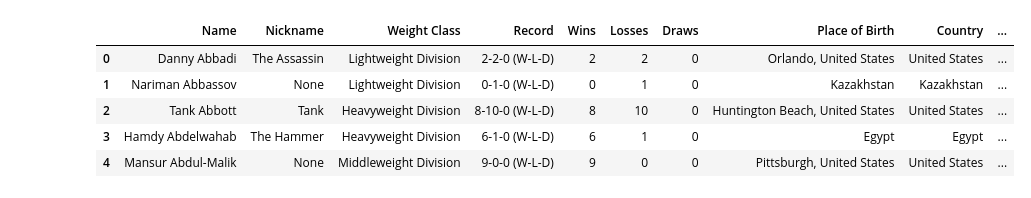
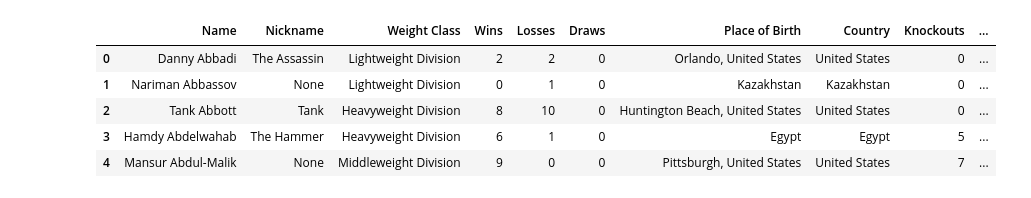
Before and after one commit to etb24/UFC-data-scraper, a Jupyter notebook: fighter_cleaner.ipynb, the cells around one changed output. Saved outputs shown, nothing was run; the diff lists cells and outputs as text; code cells hidden in the pictures.

```diff
--- a/fighter_cleaner.ipynb
+++ b/fighter_cleaner.ipynb
@@ -16,7 +9,6 @@ pandas.core.frame.DataFrame
 # %%
 #fill missing Record values
 df.columns = df.columns.str.strip()
-df['Record'] = df['Record'].fillna('0-0-0')
 df['Place of Birth'] = df['Place of Birth'].fillna('Unknown')
 df['Country'] = df['Country'].fillna('Unknown')
 df['Nickname'] = df['Nickname'].fillna('None')
@@ -47,5 +39,6 @@ df.insert(record_index + 1, 'Wins', record_split[0].fillna(0).astype(int))
 df.insert(record_index + 2, 'Losses', record_split[1].fillna(0).astype(int))
 df.insert(record_index + 3, 'Draws', record_split[2].fillna(0).astype(int))
 # %%
+df = df.drop('Record', axis=1)
 df.head(10)
 # %% [output]
@@ -63,7 +56,3 @@ df.head(10)
-# %%
-df['Record'] = df['Record'].str.strip().str.split(' ').str[0]
-df.rename(columns={'Record': 'Record (W-L-D)'}, inplace=True)
-df.head()
 # %%
 df['Nickname'] = df['Nickname'].str.replace('"', '').str.strip()
 # %%
@@ -136,14 +125,15 @@ def time_to_decimal_minutes(t):
 # %%
 col_index = df.columns.get_loc('Avg Fight Time')
 df.insert(col_index + 1, 'Avg Fight Time (Minutes)', df['Avg Fight Time'].apply(time_to_decimal_minutes))
+df = df.drop('Avg Fight Time', axis=1)
 df.head()
 # %% [output]
-|  | Name | Nickname | Weight Class | Record | Wins | Losses | Draws | Place of Birth | Country | ... |
-| 0 | Danny Abbadi | The Assassin | Lightweight Division | 2-2-0 (W-L-D) | 2 | 2 | 0 | Orlando, United States | United States | ... |
-| 1 | Nariman Abbassov | None | Lightweight Division | 0-1-0 (W-L-D) | 0 | 1 | 0 | Kazakhstan | Kazakhstan | ... |
-| 2 | Tank Abbott | Tank | Heavyweight Division | 8-10-0 (W-L-D) | 8 | 10 | 0 | Huntington Beach, United States | United States | ... |
-| 3 | Hamdy Abdelwahab | The Hammer | Heavyweight Division | 6-1-0 (W-L-D) | 6 | 1 | 0 | Egypt | Egypt | ... |
-| 4 | Mansur Abdul-Malik | None | Middleweight Division | 9-0-0 (W-L-D) | 9 | 0 | 0 | Pittsburgh, United States | United States | ... |
+|  | Name | Nickname | Weight Class | Wins | Losses | Draws | Place of Birth | Country | Knockouts | ... |
+| 0 | Danny Abbadi | The Assassin | Lightweight Division | 2 | 2 | 0 | Orlando, United States | United States | 0 | ... |
+| 1 | Nariman Abbassov | None | Lightweight Division | 0 | 1 | 0 | Kazakhstan | Kazakhstan | 0 | ... |
+| 2 | Tank Abbott | Tank | Heavyweight Division | 8 | 10 | 0 | Huntington Beach, United States | United States | 0 | ... |
+| 3 | Hamdy Abdelwahab | The Hammer | Heavyweight Division | 6 | 1 | 0 | Egypt | Egypt | 5 | ... |
+| 4 | Mansur Abdul-Malik | None | Middleweight Division | 9 | 0 | 0 | Pittsburgh, United States | United States | 7 | ... |
 # %%
 numeric_cols = df.select_dtypes(include=['number']).columns
 df[numeric_cols] = df[numeric_cols].fillna(0)
```
Also changed, not shown: parts of 6 cells of this notebook, 1 other file.
